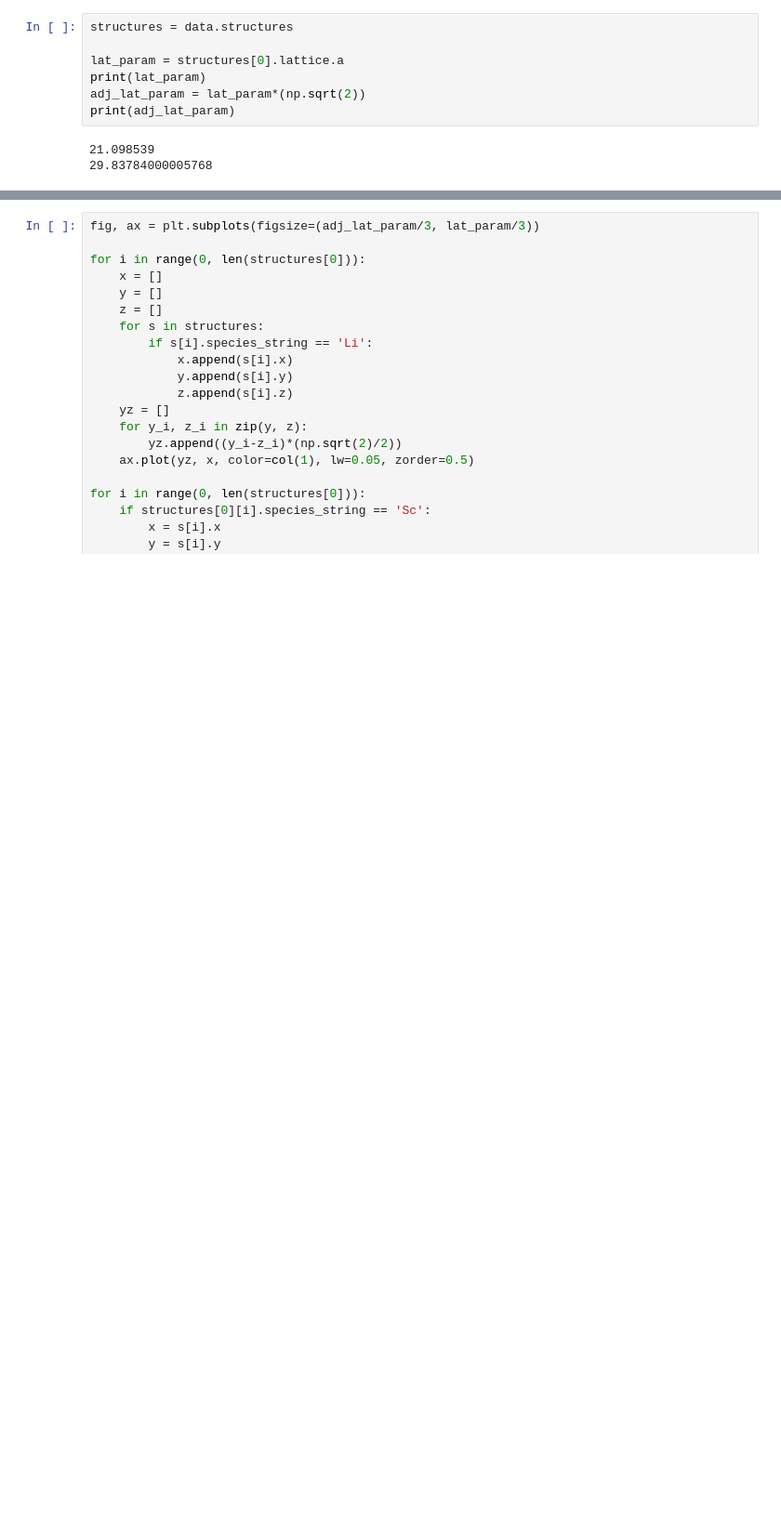
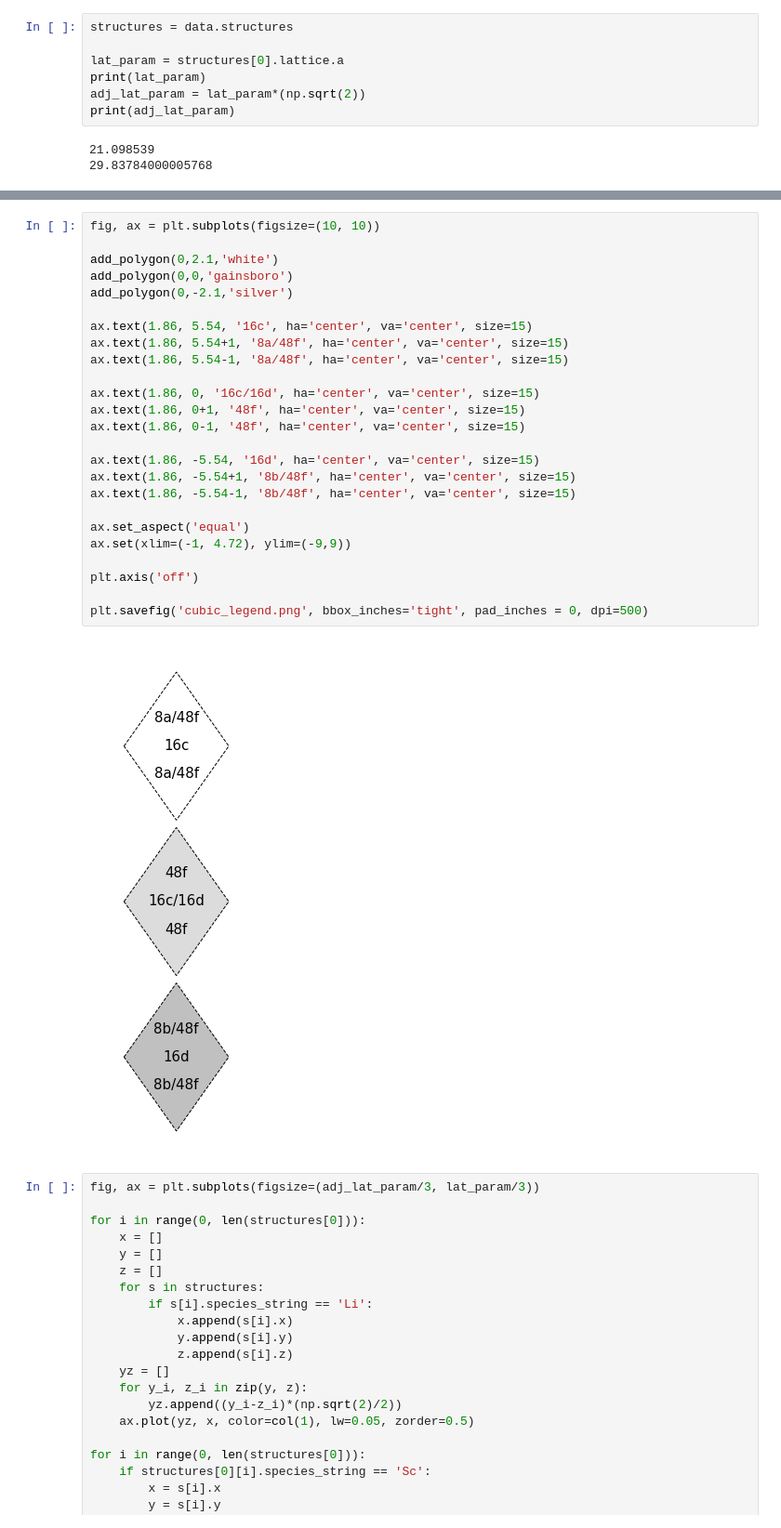
Before and after one commit to BenGoldmann/halospinel_project, a Jupyter notebook: data/md_mlff/dft/production/attempt_2/cubic.ipynb, the cells around one changed output, grey strips where cells are left out. Shown at 93% size. Saved outputs shown, nothing was run; the diff lists cells and outputs as text; blank space fills up the shorter version.

```diff
--- a/data/md_mlff/dft/production/attempt_2/cubic.ipynb
+++ b/data/md_mlff/dft/production/attempt_2/cubic.ipynb
@@ -112,3 +117,30 @@ plt.savefig('cubic_pic.png', bbox_inches='tight', dpi=500)
+# %%
+fig, ax = plt.subplots(figsize=(10, 10))
+
+add_polygon(0,2.1,'white')
+add_polygon(0,0,'gainsboro')
+add_polygon(0,-2.1,'silver')
+
+ax.text(1.86, 5.54, '16c', ha='center', va='center', size=15)
+ax.text(1.86, 5.54+1, '8a/48f', ha='center', va='center', size=15)
+ax.text(1.86, 5.54-1, '8a/48f', ha='center', va='center', size=15)
+
+ax.text(1.86, 0, '16c/16d', ha='center', va='center', size=15)
+ax.text(1.86, 0+1, '48f', ha='center', va='center', size=15)
+ax.text(1.86, 0-1, '48f', ha='center', va='center', size=15)
+
+ax.text(1.86, -5.54, '16d', ha='center', va='center', size=15)
+ax.text(1.86, -5.54+1, '8b/48f', ha='center', va='center', size=15)
+ax.text(1.86, -5.54-1, '8b/48f', ha='center', va='center', size=15)
+
+ax.set_aspect('equal')
+ax.set(xlim=(-1, 4.72), ylim=(-9,9))
+
+plt.axis('off')
+
+plt.savefig('cubic_legend.png', bbox_inches='tight', pad_inches = 0, dpi=500)
+# %% [output]
+[figure, added]
 # %%
 fig, ax = plt.subplots(figsize=(adj_lat_param/3, lat_param/3))
 
```
Also changed, not shown: parts of 1 cell of this notebook, 8 other files.
